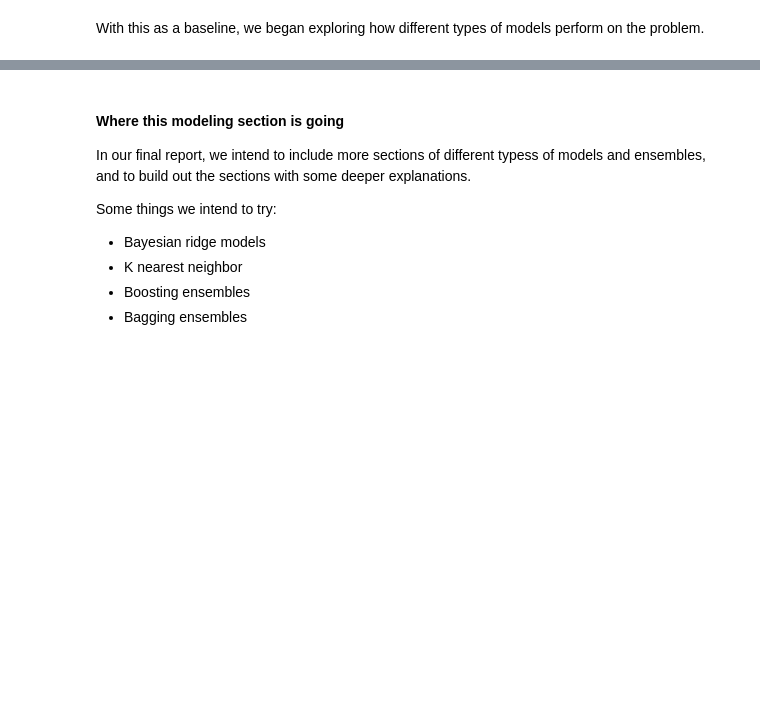
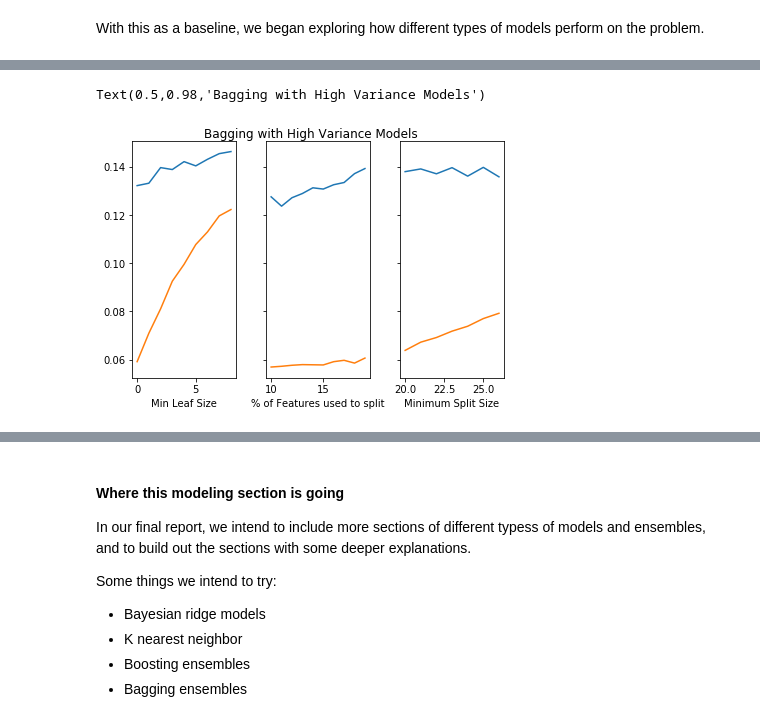
Before and after one commit to emrapport/w207_final_proj, a Jupyter notebook: Working Final Notebook_ML.ipynb, the cells around one changed output, grey strips where cells are left out. Drawn from its saved outputs; the diff is of its cells as text; code cells hidden in the pictures; blank space fills up the shorter version.

Commit message:
Changes - Rewrote / edited boosting/bagging illustrations - removed pca names from all - added ridge, elasticnet and lasso.

```diff
--- a/Working Final Notebook_ML.ipynb
+++ b/Working Final Notebook_ML.ipynb
@@ -203,0 +157,46 @@ plt.xlabel('Tree Depth')
+# %%
+# Initialize list of tests:
+param_list = []
+
+# Create list of parameter types
+for min_leaf_size in range(10):
+    param_list.append({'min_samples_leaf': min_leaf_size, 'n_estimators': 50})
+
+for feature_prop in range(10):
+    param_list.append({'max_features': feature_prop/10, 'n_estimators': 50})
+
+for split_size in range(11):
+    param_list.append({'min_samples_split': split_size, 'n_estimators': 50})
+# %%
+# Run models to show the impact of bagging
+### THIS TAKES A LONG TIME TO RUN
+models_to_param_list = {RandomForestRegressor: param_list}
+feature_sets = [[col for col in data.columns if col not in ['YrMoSold', 'LogSalePrice', 'SalePrice']]]
+
+# Run different random forests
+df = model_train.try_different_models(cross_val_list,
+                             models_to_param_list,
+                             outcome_vars,
+                             feature_sets)
+# %%
+# Plot the data
+fig, ax = plt.subplots(1,3, sharey='row')
+fig.tight_layout(pad = 1.5)
+
+ax[0].plot(df.iloc[0:9]['Root MSE'])
+ax[0].plot(df.iloc[0:9]['Train MSE'])
+ax[0].set_xlabel('Min Leaf Size')
+
+ax[1].plot(df.iloc[10:20]['Root MSE'])
+ax[1].plot(df.iloc[10:20]['Train MSE'])
+ax[1].set_xlabel('% of Features used to split')
+
+ax[2].plot(df.iloc[20:30]['Root MSE'])
+ax[2].plot(df.iloc[20:30]['Train MSE'])
+ax[2].set_xlabel('Minimum Split Size')
+
+fig.suptitle('Bagging with High Variance Models')
+# !!! remove the axis tick marks
+# %% [output]
+Text(0.5,0.98,'Bagging with High Variance Models')
+[figure, added]
```
Also changed, not shown: parts of 42 cells of this notebook.
